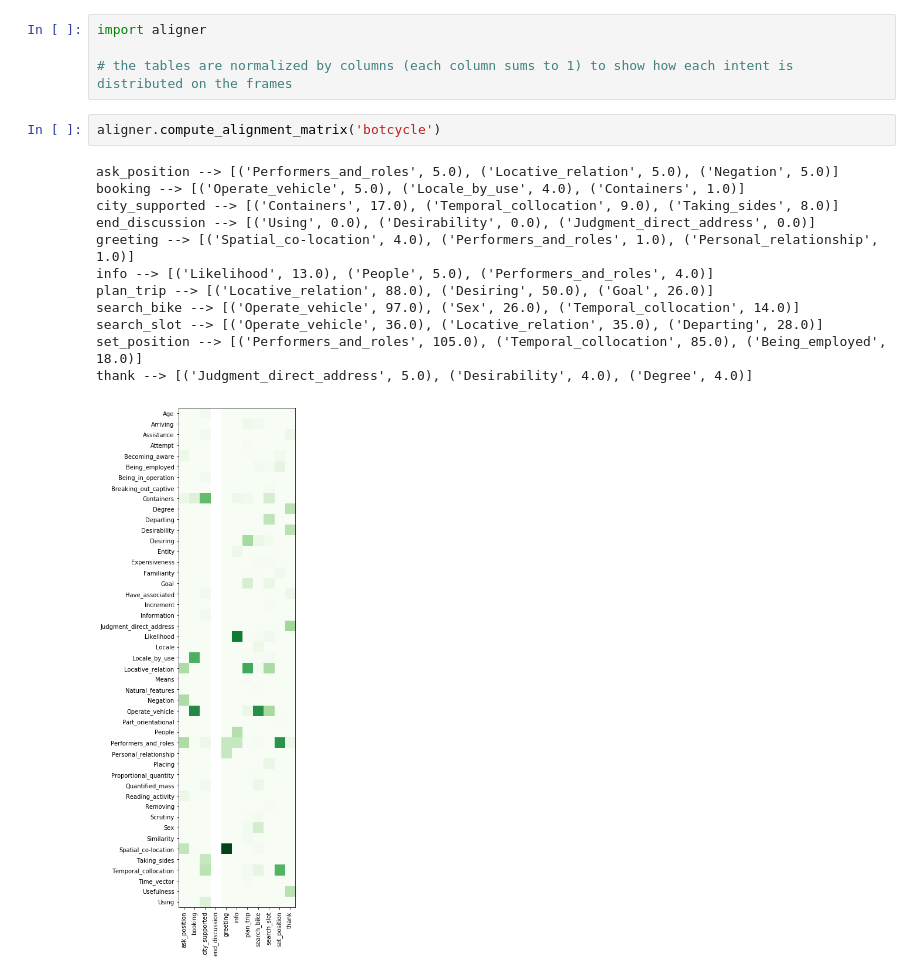
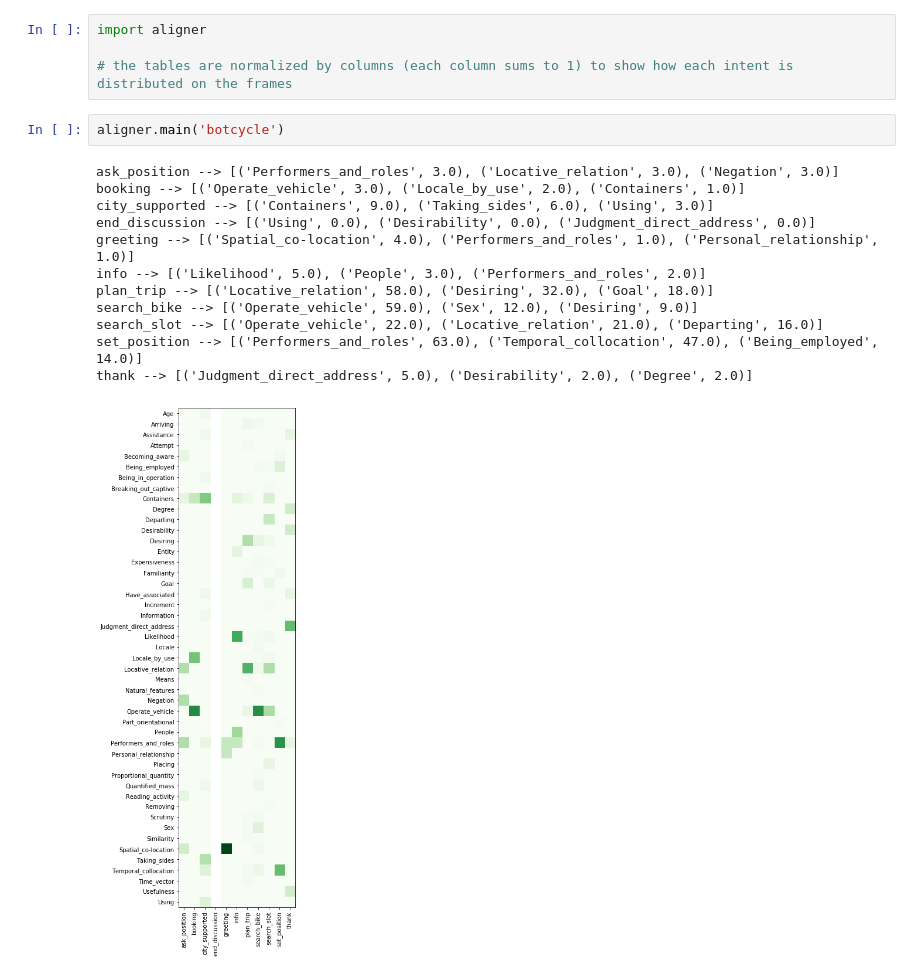
Before and after one commit to MartinoMensio/semantic_parsing_annotations, a Jupyter notebook: visualize.ipynb, the cells around one changed output. Cells and saved outputs as stored; diff of their text form.

```diff
--- a/visualize.ipynb
+++ b/visualize.ipynb
@@ -3,18 +3,18 @@ import aligner
 
 # the tables are normalized by columns (each column sums to 1) to show how each intent is distributed on the frames
 # %%
-aligner.compute_alignment_matrix('botcycle')
+aligner.main('botcycle')
 # %% [output]
-ask_position --> [('Performers_and_roles', 5.0), ('Locative_relation', 5.0), ('Negation', 5.0)]
-booking --> [('Operate_vehicle', 5.0), ('Locale_by_use', 4.0), ('Containers', 1.0)]
-city_supported --> [('Containers', 17.0), ('Temporal_collocation', 9.0), ('Taking_sides', 8.0)]
+ask_position --> [('Performers_and_roles', 3.0), ('Locative_relation', 3.0), ('Negation', 3.0)]
+booking --> [('Operate_vehicle', 3.0), ('Locale_by_use', 2.0), ('Containers', 1.0)]
+city_supported --> [('Containers', 9.0), ('Taking_sides', 6.0), ('Using', 3.0)]
 end_discussion --> [('Using', 0.0), ('Desirability', 0.0), ('Judgment_direct_address', 0.0)]
 greeting --> [('Spatial_co-location', 4.0), ('Performers_and_roles', 1.0), ('Personal_relationship', 1.0)]
-info --> [('Likelihood', 13.0), ('People', 5.0), ('Performers_and_roles', 4.0)]
-plan_trip --> [('Locative_relation', 88.0), ('Desiring', 50.0), ('Goal', 26.0)]
-search_bike --> [('Operate_vehicle', 97.0), ('Sex', 26.0), ('Temporal_collocation', 14.0)]
-search_slot --> [('Operate_vehicle', 36.0), ('Locative_relation', 35.0), ('Departing', 28.0)]
-set_position --> [('Performers_and_roles', 105.0), ('Temporal_collocation', 85.0), ('Being_employed', 18.0)]
-thank --> [('Judgment_direct_address', 5.0), ('Desirability', 4.0), ('Degree', 4.0)]
+info --> [('Likelihood', 5.0), ('People', 3.0), ('Performers_and_roles', 2.0)]
+plan_trip --> [('Locative_relation', 58.0), ('Desiring', 32.0), ('Goal', 18.0)]
+search_bike --> [('Operate_vehicle', 59.0), ('Sex', 12.0), ('Desiring', 9.0)]
+search_slot --> [('Operate_vehicle', 22.0), ('Locative_relation', 21.0), ('Departing', 16.0)]
+set_position --> [('Performers_and_roles', 63.0), ('Temporal_collocation', 47.0), ('Being_employed', 14.0)]
+thank --> [('Judgment_direct_address', 5.0), ('Desirability', 2.0), ('Degree', 2.0)]
-[figure, old version]
+[figure, new version]
 # %%
```
Also changed, not shown: parts of 3 cells of this notebook, 2 other files.
